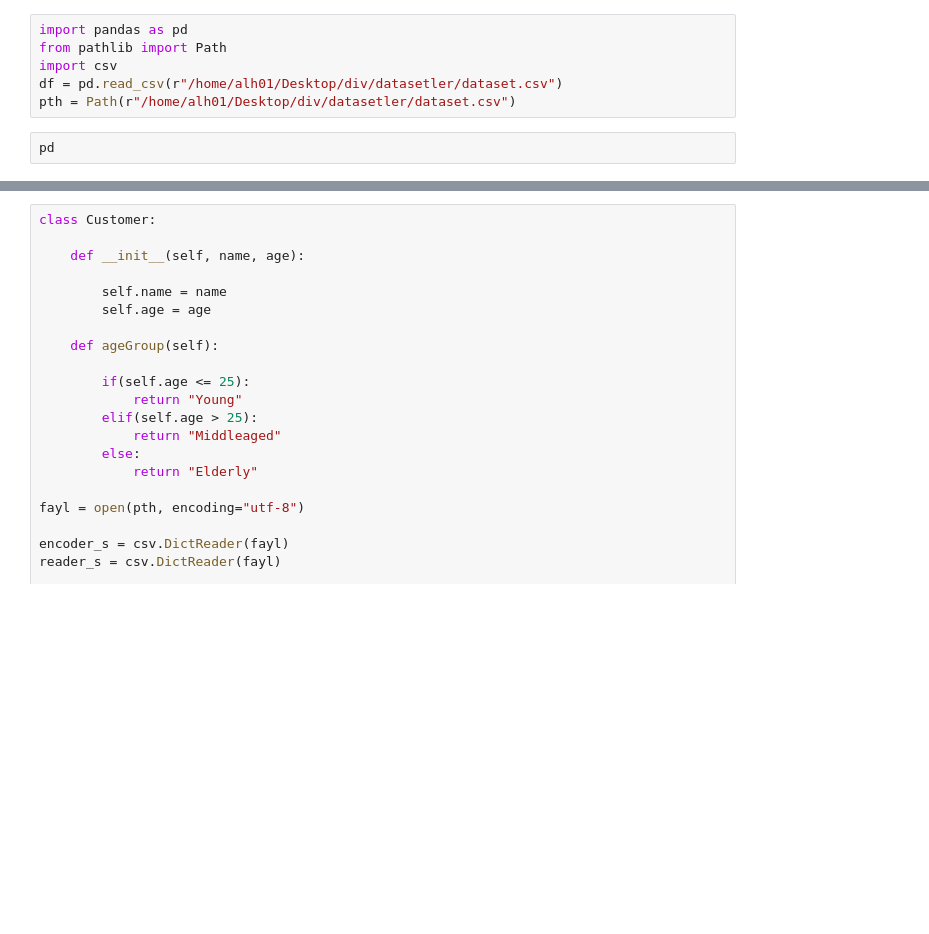
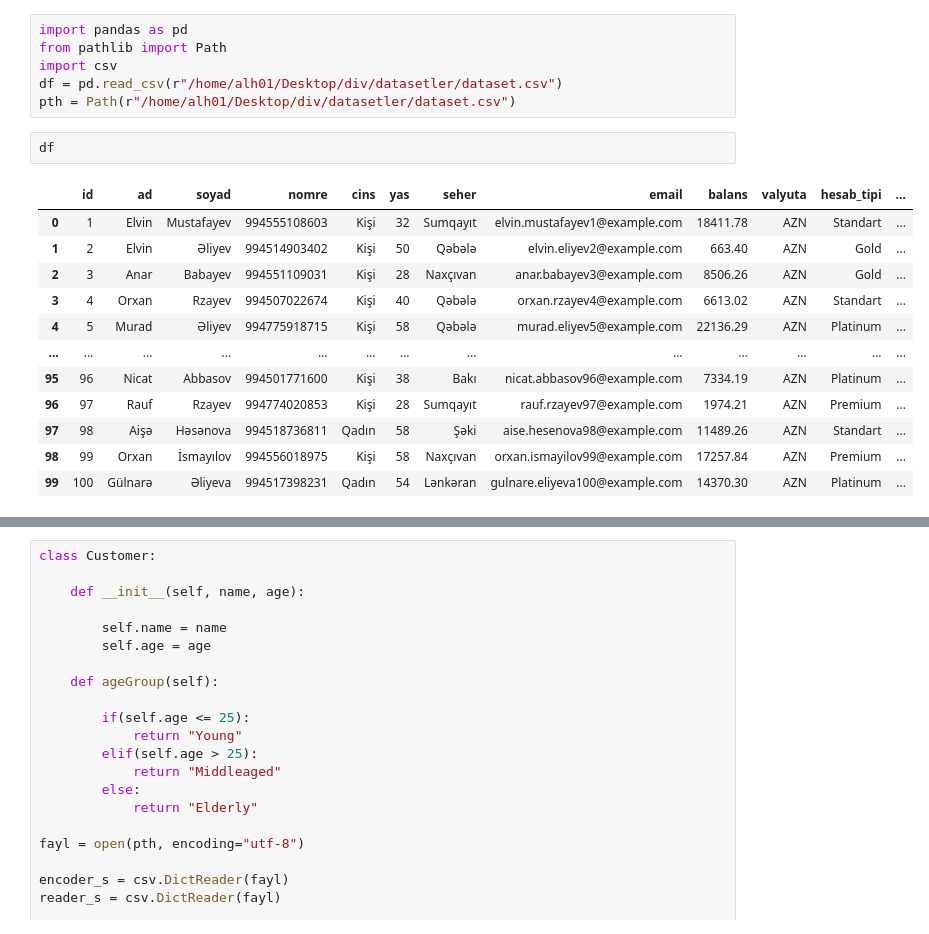
Before and after one commit to AliH-0392/div_ai, a Jupyter notebook: module1_exercises/module_1_5/23112026.ipynb, the cells around one changed output, grey strips where cells are left out. Saved outputs shown, nothing was run; the diff lists cells and outputs as text; blank space fills up the shorter version.

```diff
--- a/module1_exercises/module_1_5/23112026.ipynb
+++ b/module1_exercises/module_1_5/23112026.ipynb
@@ -5,5 +5,17 @@ import csv
 df = pd.read_csv(r"/home/alh01/Desktop/div/datasetler/dataset.csv")
 pth = Path(r"/home/alh01/Desktop/div/datasetler/dataset.csv")
 # %%
-pd
+df
 # %% [output]
+|  | id | ad | soyad | nomre | cins | yas | seher | email | balans | valyuta | hesab_tipi | ... |
+| 0 | 1 | Elvin | Mustafayev | 994555108603 | Kişi | 32 | Sumqayıt | elvin.mustafayev1@example.com | 18411.78 | AZN | Standart | ... |
+| 1 | 2 | Elvin | Əliyev | 994514903402 | Kişi | 50 | Qəbələ | elvin.eliyev2@example.com | 663.40 | AZN | Gold | ... |
+| 2 | 3 | Anar | Babayev | 994551109031 | Kişi | 28 | Naxçıvan | anar.babayev3@example.com | 8506.26 | AZN | Gold | ... |
+| 3 | 4 | Orxan | Rzayev | 994507022674 | Kişi | 40 | Qəbələ | orxan.rzayev4@example.com | 6613.02 | AZN | Standart | ... |
+| 4 | 5 | Murad | Əliyev | 994775918715 | Kişi | 58 | Qəbələ | murad.eliyev5@example.com | 22136.29 | AZN | Platinum | ... |
+| ... | ... | ... | ... | ... | ... | ... | ... | ... | ... | ... | ... | ... |
+| 95 | 96 | Nicat | Abbasov | 994501771600 | Kişi | 38 | Bakı | nicat.abbasov96@example.com | 7334.19 | AZN | Platinum | ... |
+| 96 | 97 | Rauf | Rzayev | 994774020853 | Kişi | 28 | Sumqayıt | rauf.rzayev97@example.com | 1974.21 | AZN | Premium | ... |
+| 97 | 98 | Aişə | Həsənova | 994518736811 | Qadın | 58 | Şəki | aise.hesenova98@example.com | 11489.26 | AZN | Standart | ... |
+| 98 | 99 | Orxan | İsmayılov | 994556018975 | Kişi | 58 | Naxçıvan | orxan.i̇smayilov99@example.com | 17257.84 | AZN | Premium | ... |
+| 99 | 100 | Gülnarə | Əliyeva | 994517398231 | Qadın | 54 | Lənkəran | gulnare.eliyeva100@example.com | 14370.30 | AZN | Platinum | ... |
```
Also changed, not shown: parts of 1 cell of this notebook, 5 other files.
